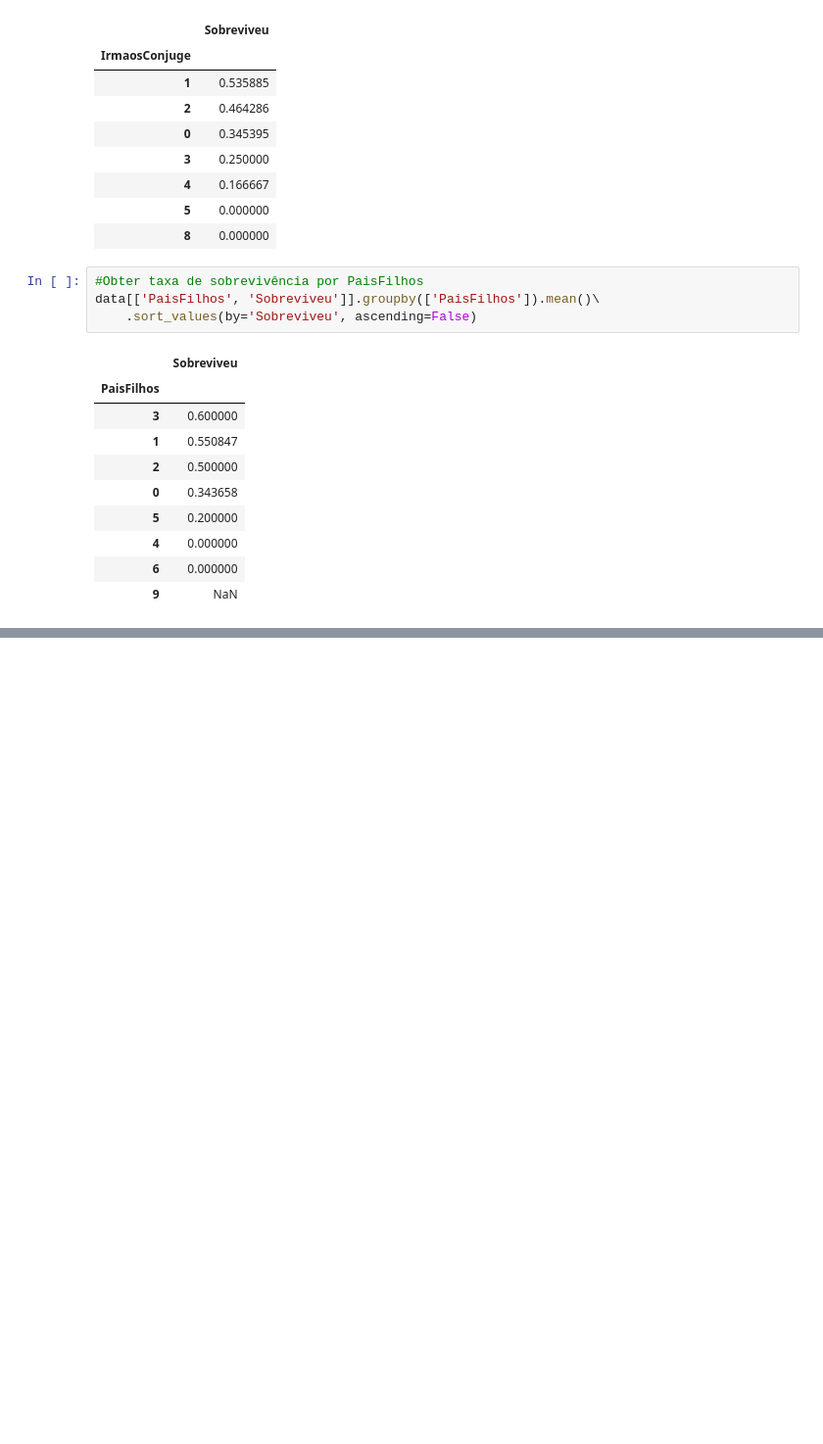
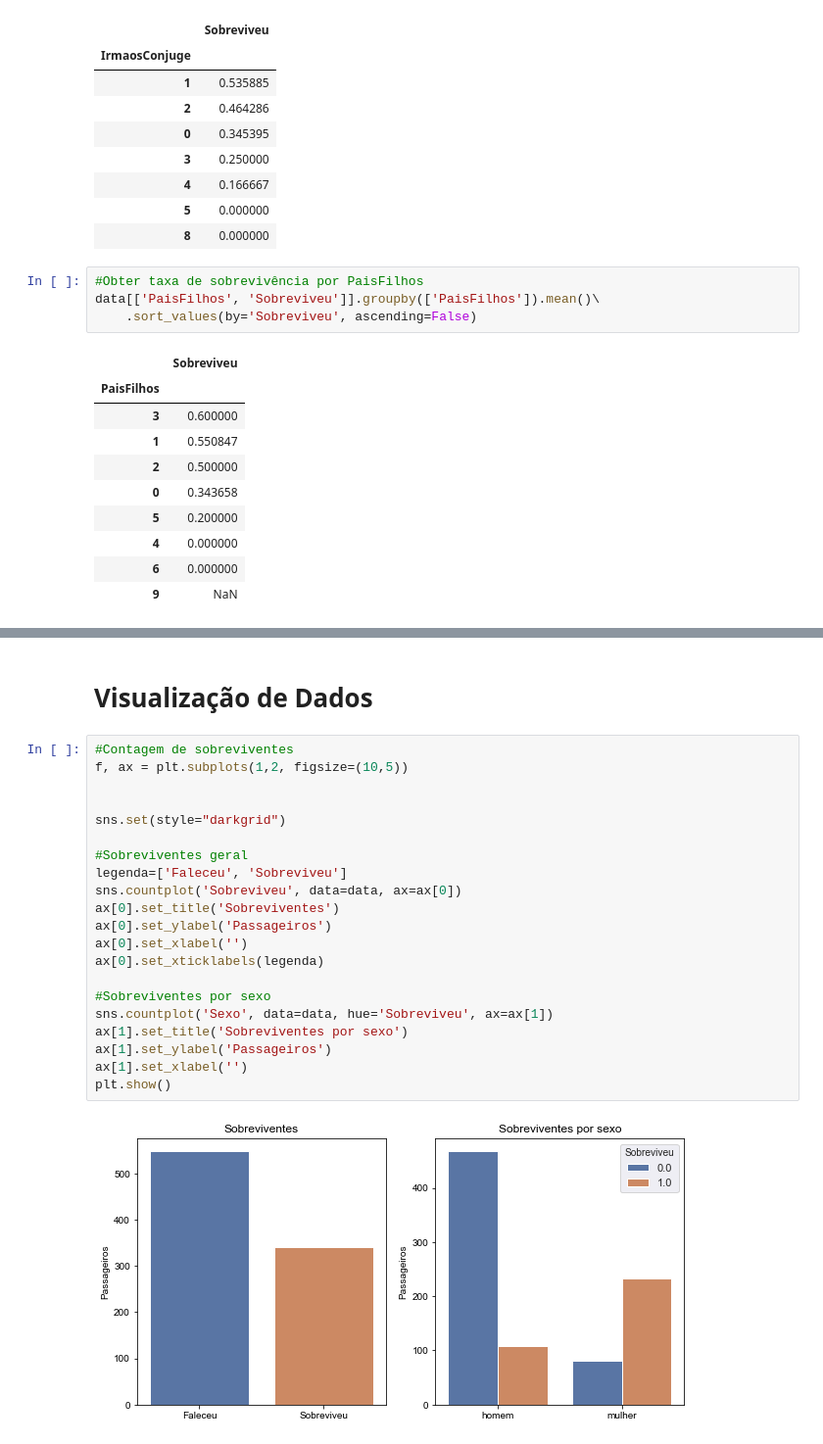
Before and after one commit to luizmachado/data_science, a Jupyter notebook: kaagle_titanic.ipynb, the cells around one changed output, grey strips where cells are left out. Shown at 98% size. Drawn from its saved outputs; the diff is of its cells as text; blank space fills up the shorter version.

```diff
--- a/kaagle_titanic.ipynb
+++ b/kaagle_titanic.ipynb
@@ -214,0 +252,25 @@ data[['PaisFilhos', 'Sobreviveu']].groupby(['PaisFilhos']).mean()\
+# %% [markdown]
+# Visualização de Dados
+# %%
+#Contagem de sobreviventes
+f, ax = plt.subplots(1,2, figsize=(10,5))
+
+
+sns.set(style="darkgrid")
+
+#Sobreviventes geral
+legenda=['Faleceu', 'Sobreviveu']
+sns.countplot('Sobreviveu', data=data, ax=ax[0])
+ax[0].set_title('Sobreviventes')
+ax[0].set_ylabel('Passageiros')
+ax[0].set_xlabel('')
+ax[0].set_xticklabels(legenda)
+
+#Sobreviventes por sexo
+sns.countplot('Sexo', data=data, hue='Sobreviveu', ax=ax[1])
+ax[1].set_title('Sobreviventes por sexo')
+ax[1].set_ylabel('Passageiros')
+ax[1].set_xlabel('')
+plt.show()
+# %% [output]
+[figure, added]
```
Also changed, not shown: parts of 19 cells of this notebook, 2 other files.
